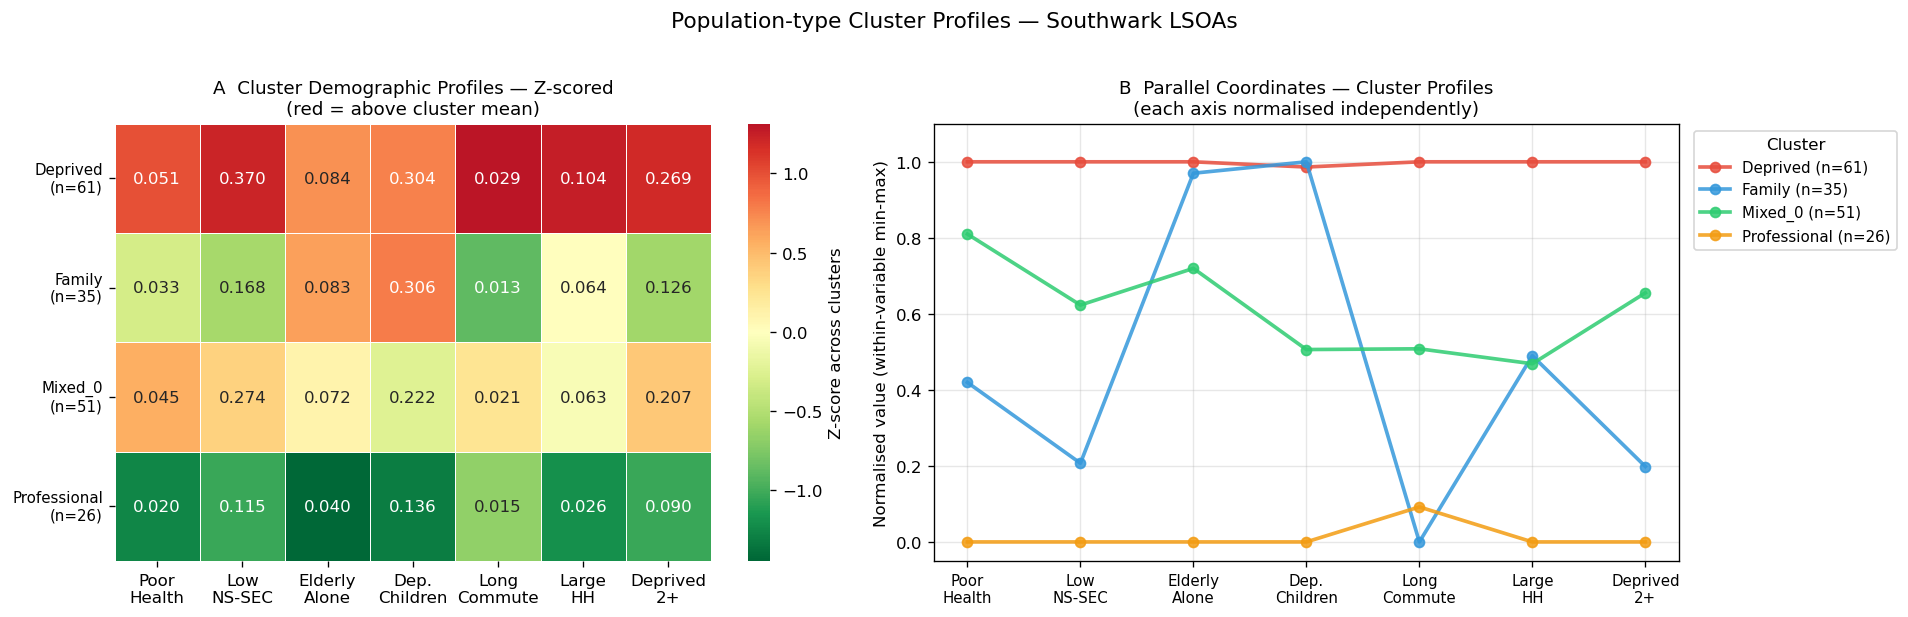
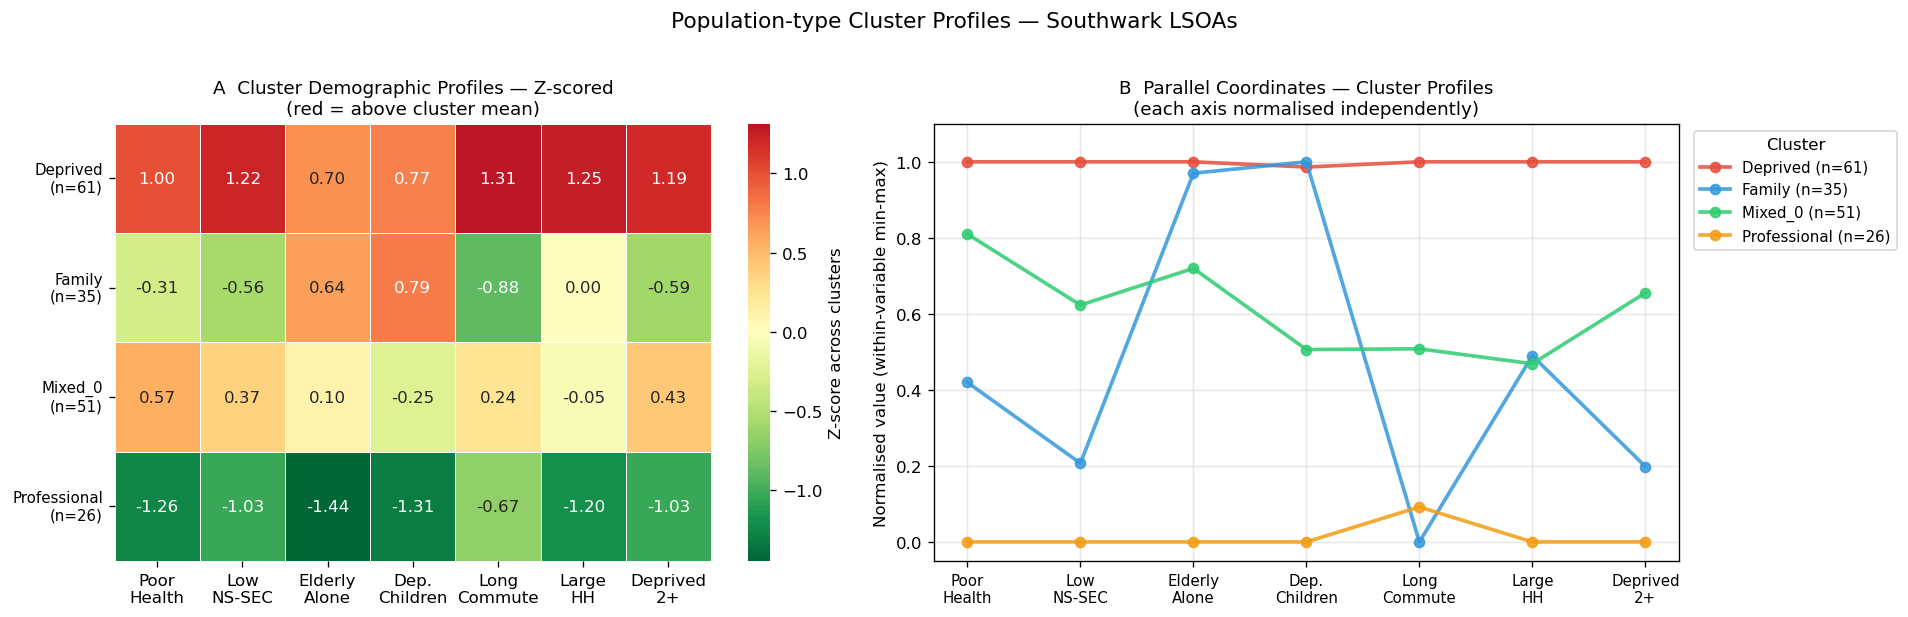
The notebook cell's code change between the first figure and the second:
--- before
+++ after
@@ -23,7 +23,6 @@
 import seaborn as sns
 row_labels = [f'{c}\n(n={n_per_cluster.get(c,0)})' for c in CLUSTER_ORDER]
-sns.heatmap(cluster_z, annot=cluster_means[PLOT_VARS].reindex(CLUSTER_ORDER).rename(
-                columns=dict(zip(PLOT_VARS, COL_LABELS))).round(3),
-            fmt='.3f', cmap='RdYlGn_r', center=0, ax=ax,
+sns.heatmap(cluster_z, annot=cluster_z.round(2),
+            fmt='.2f', cmap='RdYlGn_r', center=0, ax=ax,
             linewidths=0.5, yticklabels=row_labels,
             cbar_kws={'label': 'Z-score across clusters'})

Commit: 04: change k=4 to k=5; 05: fix Mixed_N cluster label with Hungarian assignment